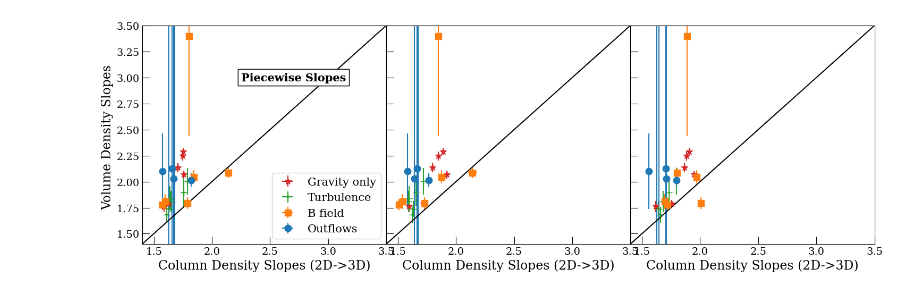
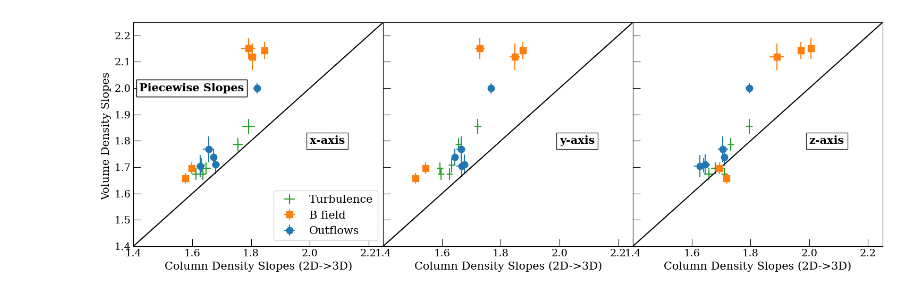
Before and after one commit to Kiihne/PDF-kiihne, a Jupyter notebook: 3D_slopes.ipynb, the cells around one changed output. Cells and saved outputs as stored; diff of their text form; code cells hidden in the pictures.

```diff
--- a/3D_slopes.ipynb
+++ b/3D_slopes.ipynb
@@ -105,5 +110,7 @@ plt.savefig('plots/3D_slope_converted', bbox_inches='tight', format = 'pdf')
 # %%
+'''#combined fit 3D comparision 3-panel plot
 #convert 2D column density slopes to 3D
+axis = ['x-axis','y-axis','z-axis']
 fig, ax = plt.subplots(nrows=1,ncols=3,figsize=(15,5),sharex = 'all', sharey = 'row', gridspec_kw={'hspace': 0,'wspace':0})
 ax =ax.ravel()
 def convert(slope):
@@ -169,13 +176,14 @@ for a in range(3):
         error_3D_gtmp[z] = (6/(slope_x_gtmp[z]+2)**2)*error_x_gtmp[z]
 
     #plot comparisons of 2D and 3D
-    ax[a].errorbar(grav_3D_col,grav_3D_vol,color = 'C3',xerr=error_3D_g, yerr = grav_err_vol, fmt = '*', markersize = 9)
+    #ax[a].errorbar(grav_3D_col,grav_3D_vol,color = 'C3',xerr=error_3D_g, yerr = grav_err_vol, fmt = '*', markersize = 9)
     ax[a].errorbar(turbulence_3D_col,turbulence_3D_vol,color = 'C2',xerr=error_3D_gt,yerr = turbulence_err_vol, markersize = 9, fmt = '+')
     ax[a].errorbar(mag_3D_col,mag_3D_vol,color = 'C1',xerr=error_3D_gtm,yerr = mag_err_vol, fmt = 's', markersize = 9)
     ax[a].errorbar(outflows_3D_col,outflows_3D_vol,color = 'C0', xerr=error_3D_gtmp,yerr = outflows_err_vol, fmt = 'o', markersize = 9)
+
     #plot bells and whistles
     if a == 0:
-        ax[0].legend(['Gravity only', 'Turbulence', 'B field', 'Outflows'], loc = 'lower right',fontsize = 15)
+        ax[0].legend(['Turbulence', 'B field', 'Outflows'], loc = 'lower right',fontsize = 15)
     #plot x = y line
     ax[a].plot(x,y, color = 'black')
     #plt.title('3D slopes', size = 15)
@@ -183,6 +191,7 @@ for a in range(3):
     ax[0].set_ylabel('Volume Density Slopes ', size=17)
     ax[a].set_ylim(1,2.75)
     ax[a].set_xlim(1.25,2.6)
+    ax[a].annotate(axis[a], (2.3,2.6), color = 'black', fontsize =15, weight = 'bold',horizontalalignment='left',verticalalignment='center', textcoords='data', bbox=dict(facecolor='white', alpha=0.8))
     ax[0].annotate('Combined Fit Slopes', (1.35,2.6), color = 'black', fontsize =15, weight = 'bold',horizontalalignment='left',verticalalignment='center', textcoords='data', bbox=dict(facecolor='white', alpha=0.8))
     ax[a].set_xticks((1.4,1.6,1.8,2.0,2.2,2.4))
     ax[a].tick_params(direction='in', which = 'major', size =10,labelsize = 14)
@@ -190,4 +199,5 @@ for a in range(3):
 #plt.legend(['volume slope gravity', 'column converted slope gravity', 'volume slope turbulence', 'column converted slope turbulence','volume slope magnetic', 'column converted slope magnetic', 'volume slope outflows', 'column converted slope outflows'])
 plt.tight_layout()
 plt.savefig('plots/3D_slope_comparison.pdf', bbox_inches='tight', format = 'pdf')
+'''
 # %% [output]
@@ -302,6 +296,7 @@ plt.savefig('plots/3D_slope_comparison_spline.pdf', bbox_inches='tight', format
 #convert 2D column density slopes to 3D
 fig, ax = plt.subplots(nrows=1,ncols=3,figsize=(15,5),sharex = 'all', sharey = 'row', gridspec_kw={'hspace': 0,'wspace':0})
 ax =ax.ravel()
+axis = ['x-axis','y-axis','z-axis']
 piece_comparison_g = []
 piece_comparison_gt = []
 piece_comparison_gtm = []
@@ -314,6 +309,9 @@ piece_2D_slope_full_g = []
 piece_2D_slope_full_gt = []
 piece_2D_slope_full_gtm = []
 piece_2D_slope_full_gtmp = []
+piece_2D_slope_full_gt_err = []
+piece_2D_slope_full_gtm_err = []
+piece_2D_slope_full_gtmp_err = []
 def convert(slope):
     return [-i for i in slope]
 #load in 2D slopes to be organized
@@ -327,6 +325,10 @@ for a in range(3):
     error_x_gt = []
     error_x_gtm = []
     error_x_gtmp = []
+    slope_x_gt_err = []
+    slope_x_gtm_err = []
+    slope_x_gtmp_err = []
+
     sfe = range(6)
     for ii in range(6):
         #slope cutting. data from txt file chopped into usable form.
@@ -338,14 +340,32 @@ for a in range(3):
         string3 = string2.split(",")
         string3 = np.array(string3)
         slope_list = string3.astype('float')
-        slope_x_g.append((1)*slope_list[0+a])
-        slope_x_gt.append((1)*slope_list[3+a])
-        slope_x_gtm.append((1)*slope_list[6+a])
-        slope_x_gtmp.append((1)*slope_list[9+a])
-        piece_2D_slope_full_g.append(slope_x_g)
+        slope_x_gt.append((1)*slope_list[0+a])
+        if ii == 1:
+            slope_x_gtm.append(100)
+        else:
+            slope_x_gtm.append((1)*slope_list[3+a])
+        if ii == 3:
+            slope_x_gtmp.append(100)
+        else:
+            slope_x_gtmp.append((1)*slope_list[6+a])
         piece_2D_slope_full_gt.append(slope_x_gt)
         piece_2D_slope_full_gtm.append(slope_x_gtm)
         piece_2D_slope_full_gtmp.append(slope_x_gtmp)
+        f =open(inputfile[ii])
+        newlist = [i for i in f]
+        string = newlist[1]
+        string1 = string.split("[")[1]
+        string2 = string1.split("]")[0]
+        string3 = string2.split(",")
+        string3 = np.array(string3)
+        slope_list = string3.astype('float')
+        slope_x_gt_err.append((1)*slope_list[0+a])
+        slope_x_gtm_err.append((1)*slope_list[3+a])
+        slope_x_gtmp_err.append((1)*slope_list[6+a])
+        piece_2D_slope_full_gt_err.append(slope_x_gt_err)
+        piece_2D_slope_full_gtm_err.append(slope_x_gtm_err)
+        piece_2D_slope_full_gtmp_err.append(slope_x_gtmp_err)
         #error bars
         f =open(inputfile[ii])
         newlist = [i for i in f]
@@ -355,10 +375,9 @@ for a in range(3):
         string3 = string2.split(",")
         string3 = np.array(string3)
         slope_list = string3.astype('float')
-        error_x_g.append(slope_list[0+a])
-        error_x_gt.append(slope_list[3+a])
-        error_x_gtm.append(slope_list[6+a])
-        error_x_gtmp.append(slope_list[9+a])
+        error_x_gt.append(slope_list[0+a])
+        error_x_gtm.append(slope_list[3+a])
+        error_x_gtmp.append(slope_list[6+a])
     grav_3D_col_piece = np.zeros(6)
     turbulence_3D_col_piece = np.zeros(6)
     mag_3D_col_piece = np.zeros(6)
@@ -371,21 +390,17 @@ for a in range(3):
     y=x
 
     for z in range(6):
-        grav_3D_col_piece[z] = 3/(2/slope_x_g[z]+1)
         turbulence_3D_col_piece[z] = 3/(2/slope_x_gt[z]+1)
         mag_3D_col_piece[z] = 3/(2/slope_x_gtm[z]+1)
         outflows_3D_col_piece[z] = 3/(2/slope_x_gtmp[z]+1)
-        error_3D_g_piece[z] = (6/(slope_x_g[z]+2)**2)*error_x_g[z]
         error_3D_gt_piece[z] = (6/(slope_x_gt[z]+2)**2)*error_x_gt[z]
         error_3D_gtm_piece[z] = (6/(slope_x_gtm[z]+2)**2)*error_x_gtm[z]
         error_3D_gtmp_piece[z] = (6/(slope_x_gtmp[z]+2)**2)*error_x_gtmp[z]
 
         #for comparison
-        piece_comparison_g.append(grav_3D_col_piece[z])
         piece_comparison_gt.append(turbulence_3D_col_piece[z])
         piece_comparison_gtm.append(mag_3D_col_piece[z])
         piece_comparison_gtmp.append(outflows_3D_col_piece[z])
-        piece_comparison_err_g.append(error_3D_g_piece[z])
         piece_comparison_err_gt.append(error_3D_gt_piece[z])
         piece_comparison_err_gtm.append(error_3D_gtm_piece[z])
         piece_comparison_err_gtmp.append(error_3D_gtmp_piece[z])
@@ -408,46 +423,51 @@ for a in range(3):
         string = newlist[0]
         string1 = string.split("[")[1]
         string2 = string1.split("]")[0]
         string3 = string2.split(",")
         string3 = np.array(string3)
         slope_list = string3.astype('float')
-        slope_volPDF_g.append((1)*slope_list[0])
-        slope_volPDF_gt.append((1)*slope_list[1])
-        slope_volPDF_gtm.append((1)*slope_list[2])
-        slope_volPDF_gtmp.append((1)*slope_list[3])
+        slope_volPDF_gt.append((1)*slope_list[0])
+        if ii == 1:
+            slope_volPDF_gtm.append(100)
+        else:
+            slope_volPDF_gtm.append((1)*slope_list[1])
+        if ii == 3:
+            slope_volPDF_gtmp.append(100)
+        else:
+            slope_volPDF_gtmp.append((1)*slope_list[2])
         #again, but for errorbars
         f =open(inputfile2[ii])
         newlist = [i for i in f]
         string = newlist[1]
         string1 = string.split("[")[1]
         string2 = string1.split("]")[0]
         string3 = string2.split(",")
         string3 = np.array(string3)
         slope_list = string3.astype('float')
-        err_volPDF_g.append(slope_list[0])
-        err_volPDF_gt.append(slope_list[1])
-        err_volPDF_gtm.append(slope_list[2])
-        err_volPDF_gtmp.append(slope_list[3])
+        err_volPDF_gt.append(slope_list[0])
+        err_volPDF_gtm.append(slope_list[1])
+        err_volPDF_gtmp.append(slope_list[2])
     #plot comparisons of 2D and 3D
-    ax[a].errorbar(grav_3D_col_piece,slope_volPDF_g,color = 'C3',xerr=error_3D_g_piece, yerr = err_volPDF_g, fmt = '*', markersize = 9)
     ax[a].errorbar(turbulence_3D_col_piece,slope_volPDF_gt,color = 'C2',xerr=error_3D_gt_piece,yerr = err_volPDF_gt, fmt = '+', markersize = 9)
     ax[a].errorbar(mag_3D_col_piece,slope_volPDF_gtm,color = 'C1',xerr=error_3D_gtm_piece,yerr = err_volPDF_gtm, fmt = 's', markersize = 9)
     ax[a].errorbar(outflows_3D_col_piece,slope_volPDF_gtmp,color = 'C0', xerr=error_3D_gtmp_piece,yerr = err_volPDF_gtmp, fmt = 'o', markersize = 9)
+    ax[a].errorbar(mag_3D_col_piece[1],slope_volPDF_gtm[1],color = 'black', fmt = '.', markersize = 9)
     #plot bells and whistles
     if a == 0:
-        ax[0].legend(['Gravity only', 'Turbulence', 'B field', 'Outflows'], loc = 'lower right',fontsize = 15)
+        ax[0].legend(['Turbulence', 'B field', 'Outflows'], loc = 'lower right',fontsize = 15)
     #plot x = y line
     ax[a].plot(x,y, color = 'black')
-    ax[a].set_xlabel('Column Density Slopes (2D->3D)', size=17)
-    ax[0].set_ylabel('Volume Density Slopes ', size=17)
-    ax[a].set_ylim(1.4,3.5)
-    ax[a].set_xlim(1.4,3.5)
-    ax[0].annotate('Piecewise Slopes', (2.25,3), color = 'black', fontsize =15, weight = 'bold',horizontalalignment='left',verticalalignment='center', textcoords='data', bbox=dict(facecolor='white', alpha=0.8))
+    ax[a].set_xlabel('Column Density Slopes (2D->3D)', size=15)
+    ax[0].set_ylabel('Volume Density Slopes ', size=15)
+    ax[a].set_ylim(1.4,2.25)
+    ax[a].set_xlim(1.4,2.25)
+    ax[a].annotate(axis[a], (2,1.8), color = 'black', fontsize =15, weight = 'bold',horizontalalignment='left',verticalalignment='center', textcoords='data', bbox=dict(facecolor='white', alpha=0.8))
+    ax[0].annotate('Piecewise Slopes', (1.42,2), color = 'black', fontsize =15, weight = 'bold',horizontalalignment='left',verticalalignment='center', textcoords='data', bbox=dict(facecolor='white', alpha=0.8))
     #ax[a].set_xticks((1.4,1.6,1.8,2.0,2.2,2.4))
     ax[a].tick_params(direction='in', which = 'major', size =10,labelsize = 14)
     ax[a].tick_params(direction='in', which = 'minor', size =4)
 #plt.legend(['volume slope gravity', 'column converted slope gravity', 'volume slope turbulence', 'column converted slope turbulence','volume slope magnetic', 'column converted slope magnetic', 'volume slope outflows', 'column converted slope outflows'])
 plt.tight_layout()
 plt.savefig('plots/3D_slope_comparison_PDFit.pdf', bbox_inches='tight', format = 'pdf')
 # %% [output]
-[figure, old version]
+[figure, new version]
```
Also changed, not shown: parts of 14 cells of this notebook, 1 other file.
